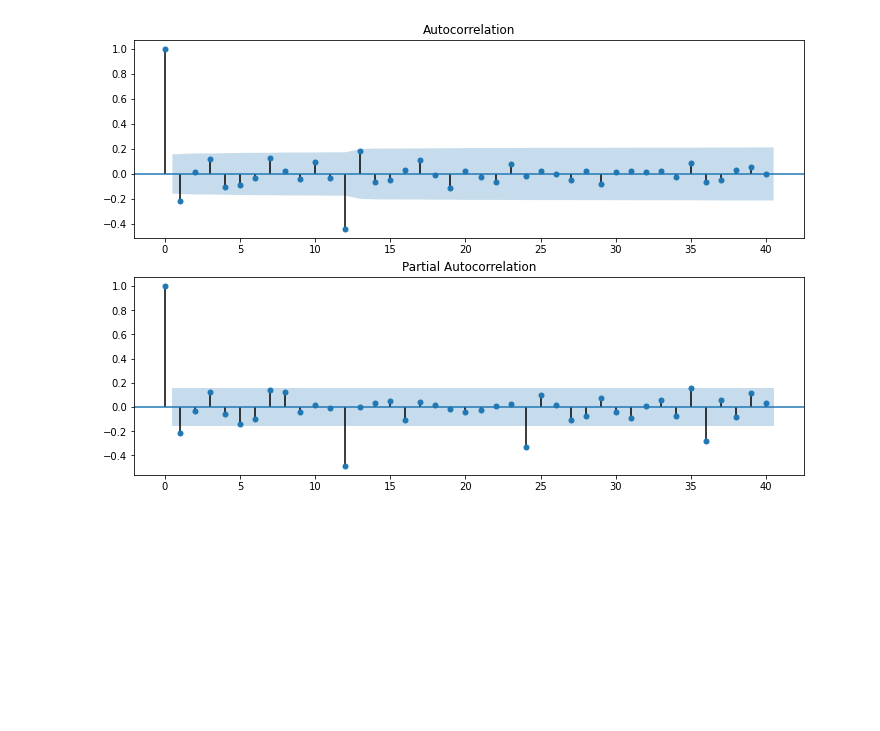
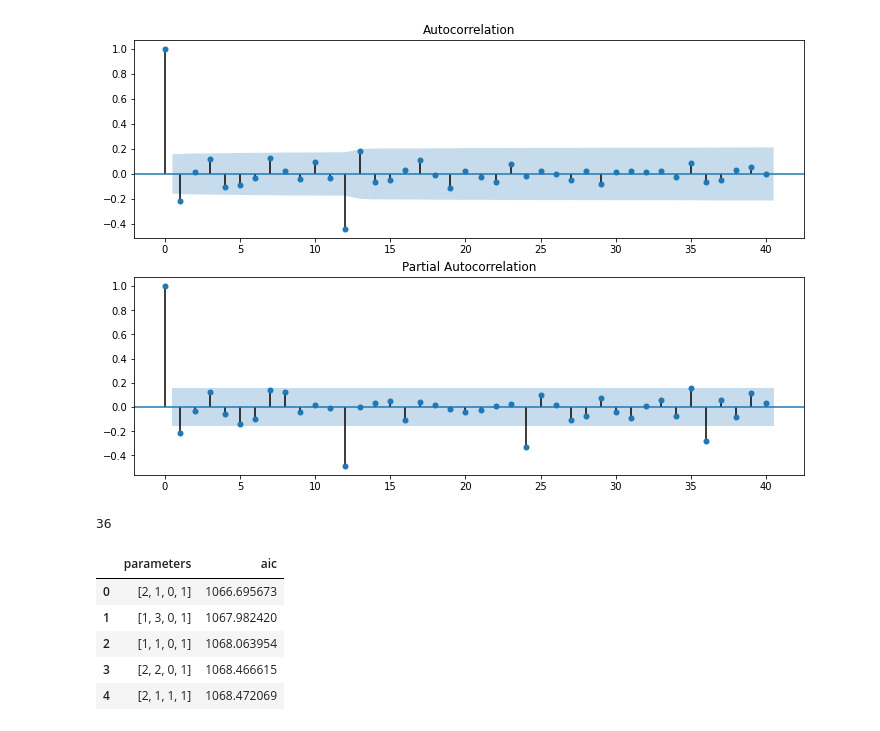
Before and after one commit to Ali-Asgar-Lakdawala/Forcasting, a Jupyter notebook: Monthly_milk_production_forcast.ipynb, the cells around one changed output. Drawn from its saved outputs; the diff is of its cells as text; code cells hidden in the pictures; blank space fills up the shorter version.

```diff
--- a/Monthly_milk_production_forcast.ipynb
+++ b/Monthly_milk_production_forcast.ipynb
@@ -101,2 +112,19 @@ fig = plot_pacf(df['Monthly milk production'].iloc[13:],lags=40,ax=ax2)
 # %% [output]
 [figure]
+# %%
+# setting initial values and some bounds for them
+ps = range(1, 4)
+d=1
+qs = range(1, 4)
+Ps = range(0, 2)
+D=1
+Qs = range(0, 2)
+s = 12 # season length is still 24
+
+# creating list with all the possible combinations of parameters
+from itertools import product
+parameters = product(ps, qs, Ps, Qs)
+parameters_list = list(parameters)
+len(parameters_list)
+# %% [output]
+36
@@ -102,0 +133,36 @@ fig = plot_pacf(df['Monthly milk production'].iloc[13:],lags=40,ax=ax2)
+# %%
+# from statsmodels.api.tsa.stattools import SARIMAX
+from tqdm import tqdm_notebook
+def optimizeSARIMA(parameters_list, d, D, s):
+    """
+        Return dataframe with parameters and corresponding AIC
+
+        parameters_list - list with (p, q, P, Q) tuples
+        d - integration order in ARIMA model
+        D - seasonal integration order
+        s - length of season
+    """
+
+    results = []
+    best_aic = float("inf")
+
+    for ps, qs, Ps, Qs in parameters_list:
+      # we need try-except because on some combinations model fails to converge
+
+      model=sm.tsa.statespace.SARIMAX(df['Monthly milk production'], order=(ps, d, qs),seasonal_order=(Ps, D, Qs, s))
+      model=model.fit()
+
+      aic = model.aic
+      # saving best model, AIC and parameters
+      if aic < best_aic:
+          best_model = model
+          best_aic = aic
+          best_param = ps, qs, Ps, Qs
+      results.append([[ps, qs, Ps, Qs], model.aic])
+
+    result_table = pd.DataFrame(results)
+    result_table.columns = ['parameters', 'aic']
+    # sorting in ascending order, the lower AIC is - the better
+    result_table = result_table.sort_values(by='aic', ascending=True).reset_index(drop=True)
+
+    return result_table
@@ -102,0 +172,9 @@ fig = plot_pacf(df['Monthly milk production'].iloc[13:],lags=40,ax=ax2)
+# %%
+result_table.head()
+# %% [output]
+|  | parameters | aic |
+| 0 | [2, 1, 0, 1] | 1066.695673 |
+| 1 | [1, 3, 0, 1] | 1067.982420 |
+| 2 | [1, 1, 0, 1] | 1068.063954 |
+| 3 | [2, 2, 0, 1] | 1068.466615 |
+| 4 | [2, 1, 1, 1] | 1068.472069 |
```
Also changed, not shown: parts of 13 cells of this notebook.
